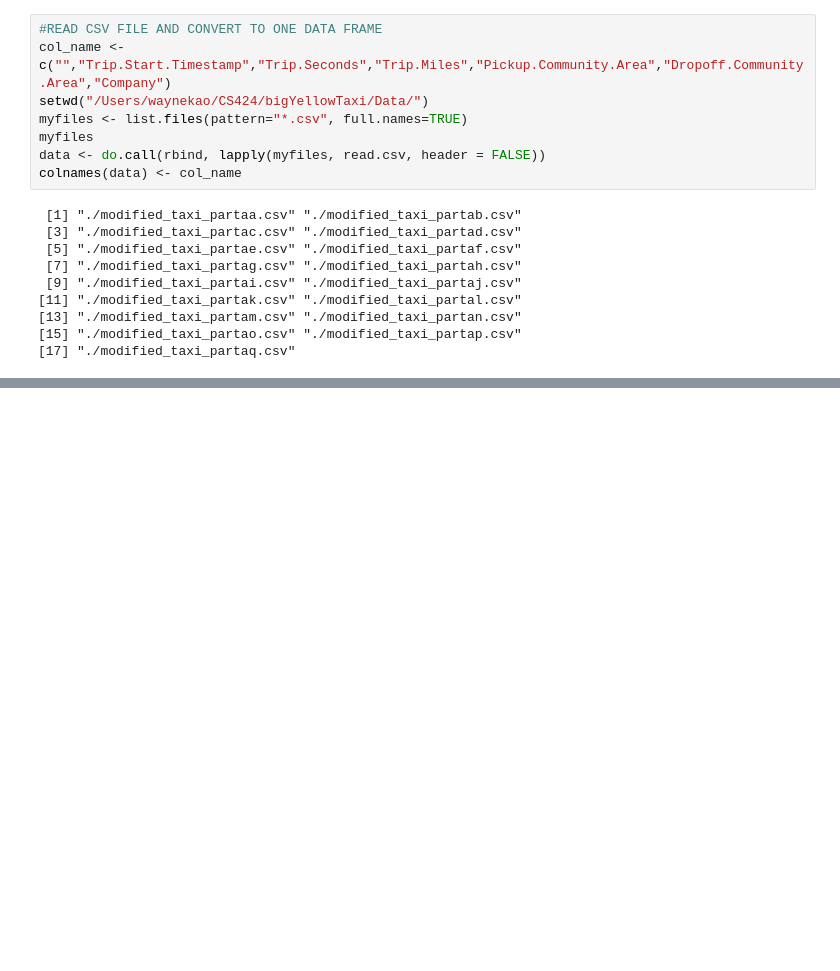
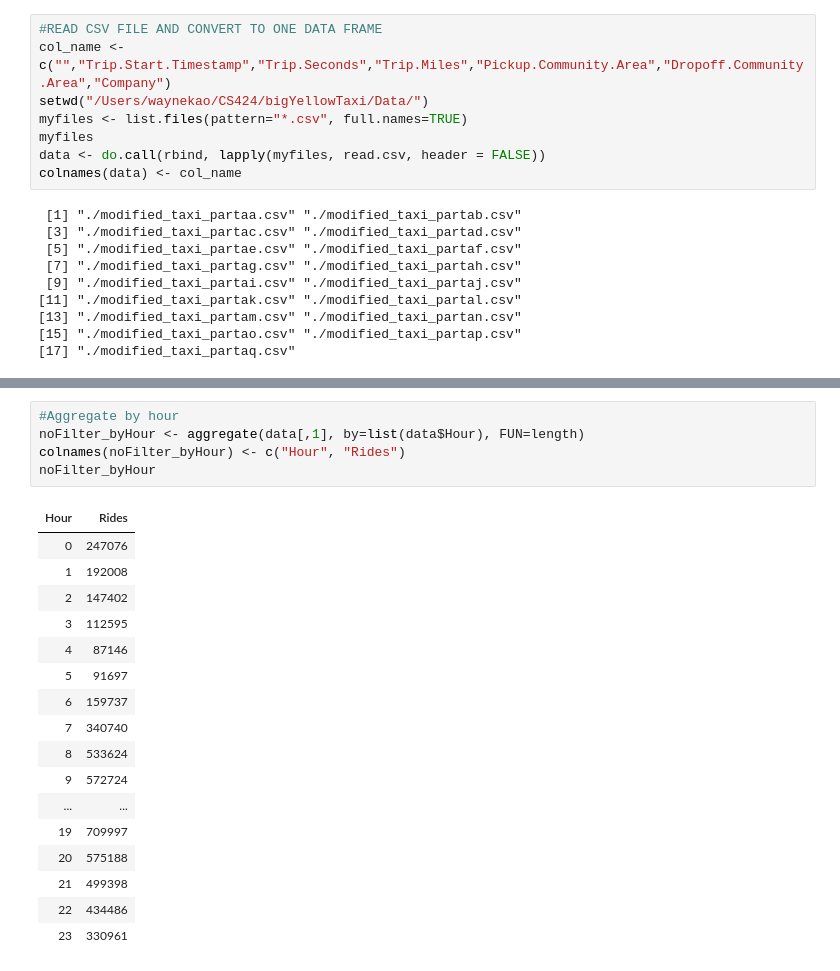
Before and after one commit to Rg3n0v4/bigYellowTaxi, a Jupyter notebook: ScrapNotebook.ipynb, the cells around one changed output, grey strips where cells are left out. Cells and saved outputs as stored; diff of their text form; blank space fills up the shorter version.

```diff
--- a/ScrapNotebook.ipynb
+++ b/ScrapNotebook.ipynb
@@ -22,0 +92,23 @@ colnames(data) <- col_name
+# %%
+#Aggregate by hour
+noFilter_byHour <- aggregate(data[,1], by=list(data$Hour), FUN=length)
+colnames(noFilter_byHour) <- c("Hour", "Rides")
+noFilter_byHour
+# %% [output]
+| Hour | Rides |
+| 0 | 247076 |
+| 1 | 192008 |
+| 2 | 147402 |
+| 3 | 112595 |
+| 4 | 87146 |
+| 5 | 91697 |
+| 6 | 159737 |
+| 7 | 340740 |
+| 8 | 533624 |
+| 9 | 572724 |
+| ... | ... |
+| 19 | 709997 |
+| 20 | 575188 |
+| 21 | 499398 |
+| 22 | 434486 |
+| 23 | 330961 |
```
Also changed, not shown: parts of 5 cells of this notebook.
